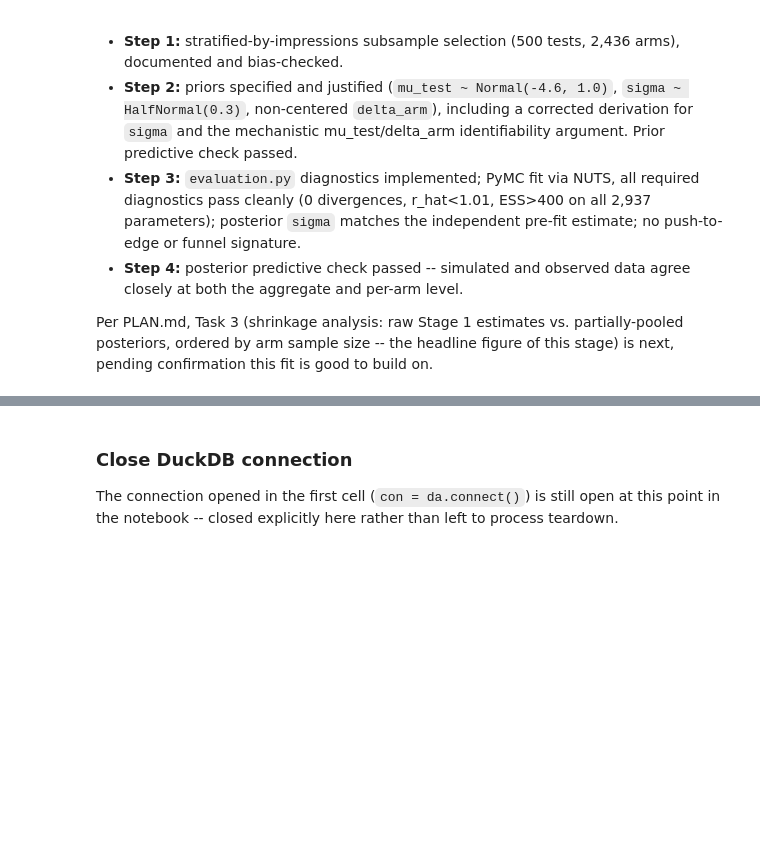
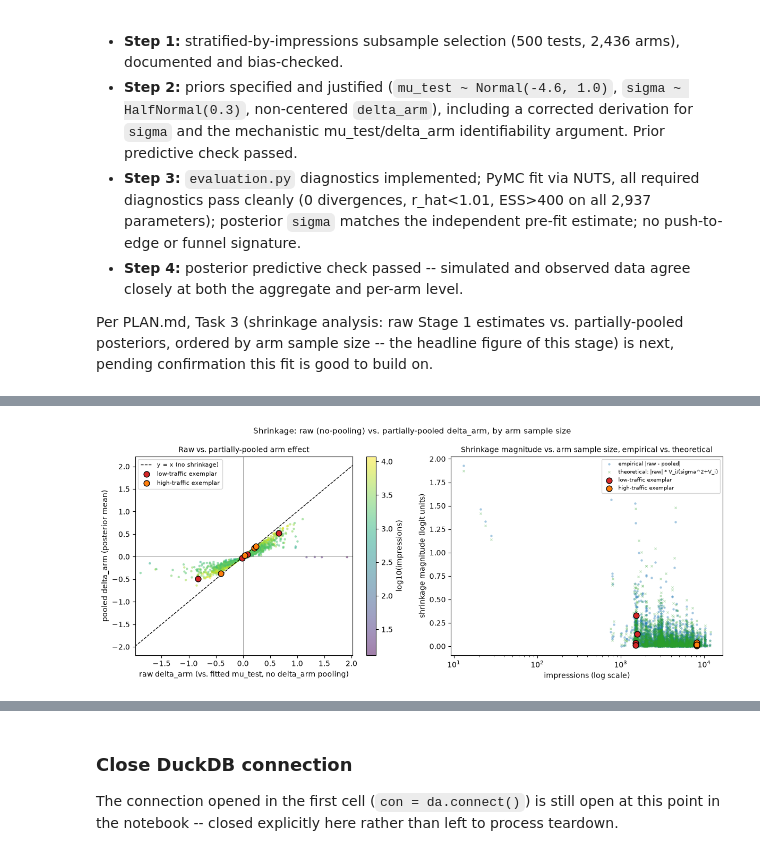
Before and after one commit to pmacias/clickworthy, a Jupyter notebook: notebooks/03_hierarchical_bayes.ipynb, the cells around one changed output, grey strips where cells are left out. Saved outputs shown, nothing was run; the diff lists cells and outputs as text; code cells hidden in the pictures; blank space fills up the shorter version.

```diff
--- a/notebooks/03_hierarchical_bayes.ipynb
+++ b/notebooks/03_hierarchical_bayes.ipynb
@@ -858,0 +994,14 @@ Per PLAN.md, Task 3 (shrinkage analysis: raw Stage 1 estimates vs. partially-poo
+# %%
+sigma_post_mean = idata.posterior["sigma"].mean().item()
+sigma2 = sigma_post_mean ** 2
+
+subsample_df["V_i"] = 1.0 / (
+    subsample_df["impressions"] * subsample_df["raw_p_hat"] * (1 - subsample_df["raw_p_hat"])
+)
+subsample_df["retained_fraction"] = sigma2 / (sigma2 + subsample_df["V_i"])
+subsample_df["theoretical_shrinkage"] = subsample_df["raw_delta_arm"].abs() * (
+    subsample_df["V_i"] / (sigma2 + subsample_df["V_i"])
+)
+
+print(f"sigma (posterior mean) = {sigma_post_mean:.3f}, sigma^2 = {sigma2:.4f}")
+subsample_df[["impressions", "V_i", "retained_fraction", "theoretical_shrinkage"]].describe()
@@ -858,0 +1019,52 @@ Per PLAN.md, Task 3 (shrinkage analysis: raw Stage 1 estimates vs. partially-poo
+# %%
+fig, axes = plt.subplots(1, 2, figsize=(12, 5))
+
+# Panel A: raw vs. pooled scatter, y=x is "no shrinkage at all".
+sc = axes[0].scatter(
+    subsample_df["raw_delta_arm"], subsample_df["pooled_delta_arm"],
+    c=np.log10(subsample_df["impressions"]), cmap="viridis", s=10, alpha=0.5,
+    linewidths=0,
+)
+lims = [subsample_df["raw_delta_arm"].min() - 0.1, subsample_df["raw_delta_arm"].max() + 0.1]
+axes[0].plot(lims, lims, color="black", lw=1, ls="--", label="y = x (no shrinkage)")
+axes[0].axhline(0, color="gray", lw=0.5)
+axes[0].axvline(0, color="gray", lw=0.5)
+axes[0].set_xlim(lims)
+axes[0].set_xlabel("raw delta_arm (vs. fitted mu_test, no delta_arm pooling)")
+axes[0].set_ylabel("pooled delta_arm (posterior mean)")
+axes[0].set_title("Raw vs. partially-pooled arm effect", fontsize=10)
+cb = fig.colorbar(sc, ax=axes[0])
+cb.set_label("log10(impressions)")
+
+# Panel B: shrinkage magnitude vs. impressions -- the "shrinkage ~ 1/sample size" check,
+# with the closed-form theoretical prediction (sigma^2/(sigma^2+V_i), per arm) overlaid.
+shrinkage = subsample_df["raw_delta_arm"] - subsample_df["pooled_delta_arm"]
+axes[1].scatter(subsample_df["impressions"], shrinkage.abs(), s=10, alpha=0.4, color="tab:blue",
+                 linewidths=0, label="empirical |raw - pooled|")
+axes[1].scatter(subsample_df["impressions"], subsample_df["theoretical_shrinkage"], s=8, alpha=0.35,
+                 color="tab:green", marker="x", linewidths=0.8,
+                 label="theoretical: |raw| * V_i/(sigma^2+V_i)")
+axes[1].set_xscale("log")
+axes[1].set_xlabel("impressions (log scale)")
+axes[1].set_ylabel("shrinkage magnitude (logit units)")
+axes[1].set_title("Shrinkage magnitude vs. arm sample size, empirical vs. theoretical", fontsize=10)
+
+# Both exemplars, individually labeled, on both panels.
+for exemplar, name, color in [
+    (LOW_TRAFFIC_EXEMPLAR, "low-traffic exemplar", "tab:red"),
+    (HIGH_TRAFFIC_EXEMPLAR, "high-traffic exemplar", "tab:orange"),
+]:
+    rows = subsample_df[subsample_df["clickability_test_id"] == exemplar]
+    axes[0].scatter(rows["raw_delta_arm"], rows["pooled_delta_arm"], color=color, s=60,
+                     edgecolor="black", linewidths=1, zorder=5, label=name)
+    axes[1].scatter(rows["impressions"], (rows["raw_delta_arm"] - rows["pooled_delta_arm"]).abs(),
+                     color=color, s=60, edgecolor="black", linewidths=1, zorder=5, label=name)
+
+axes[0].legend(fontsize=8, loc="upper left")
+axes[1].legend(fontsize=7, loc="upper right")
+
+fig.suptitle("Shrinkage: raw (no-pooling) vs. partially-pooled delta_arm, by arm sample size", fontsize=11)
+fig.tight_layout()
+plt.show()
+# %% [output]
+[figure, added]
```
Also changed, not shown: parts of 16 cells of this notebook, 1 other file.
